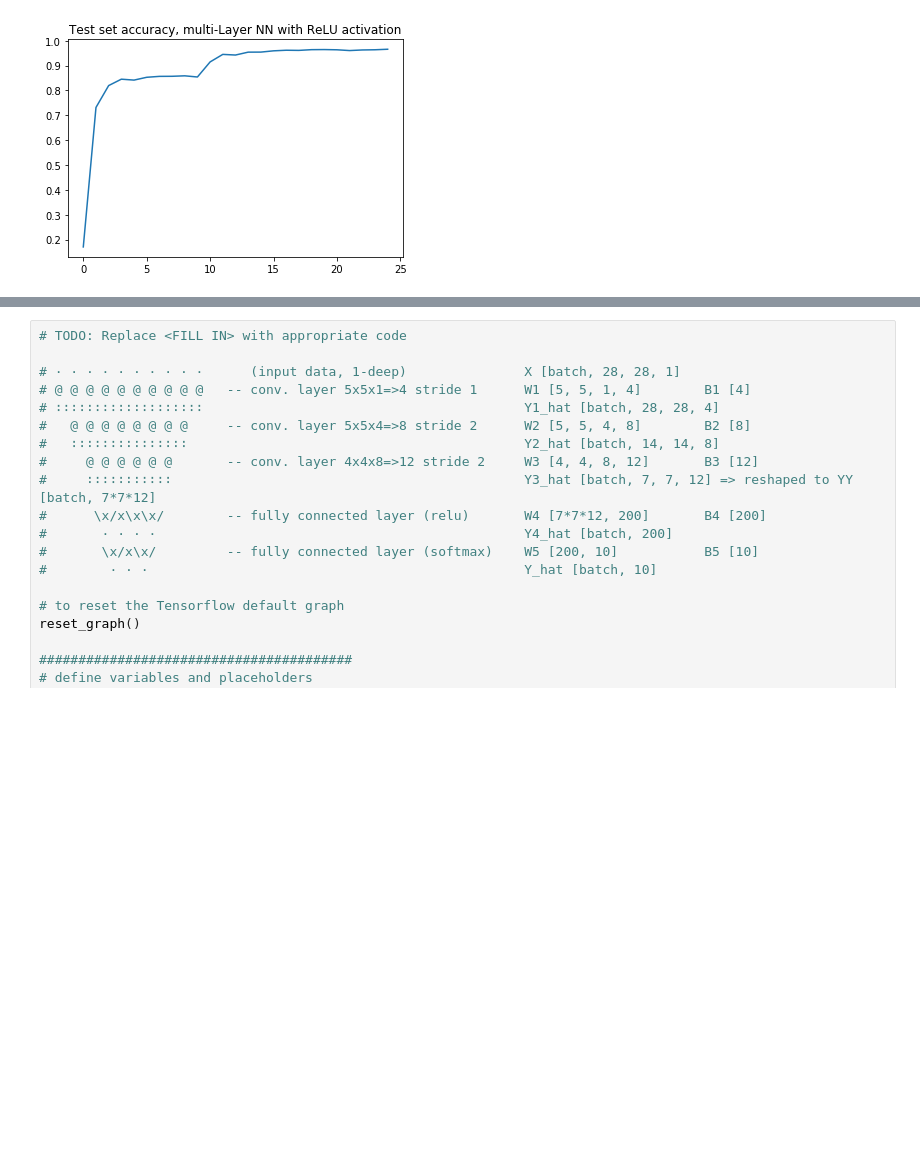
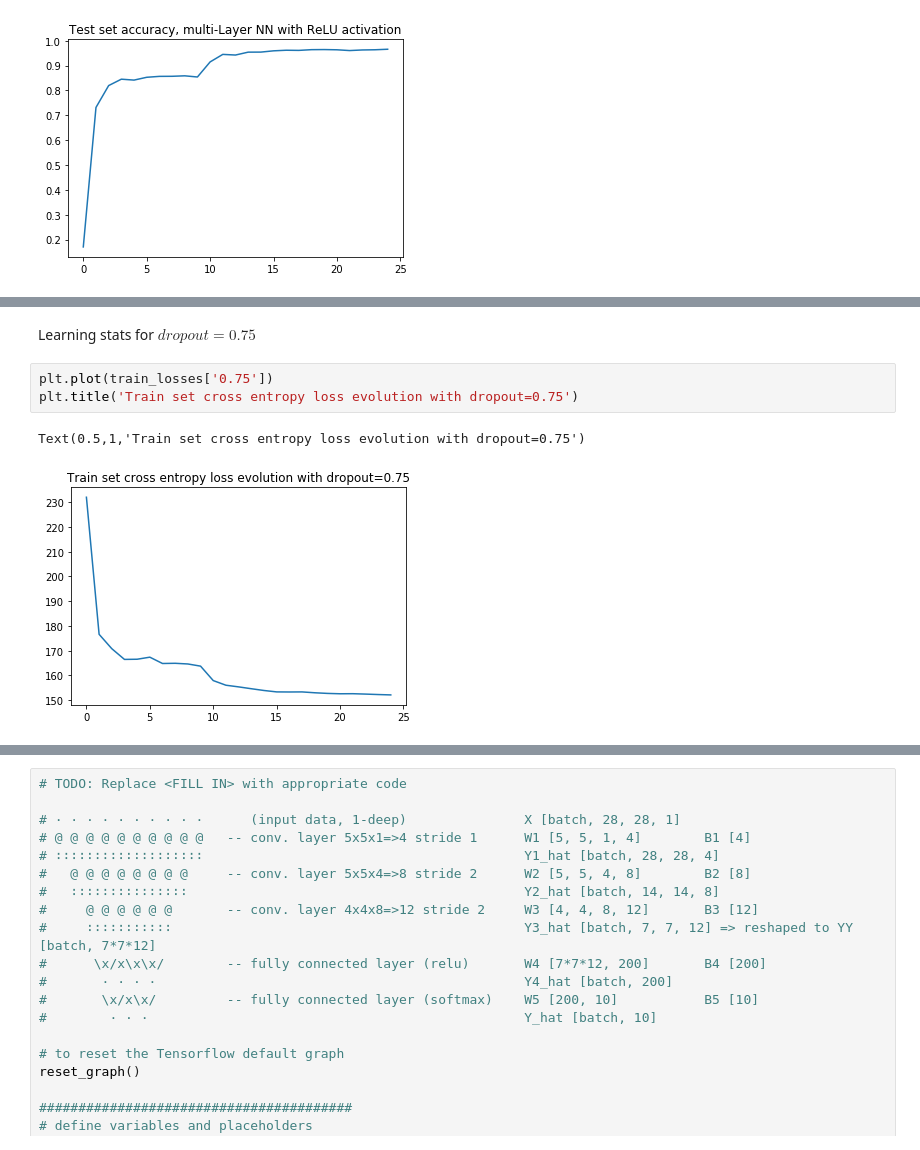
Before and after one commit to AlexandrosFerles/ID2223_Large_Scale_Machine_Learning_and_Deep_Learning, a Jupyter notebook: Lab2_ConvNets_with_Tensorflow/tensorflow_lab.ipynb, the cells around one changed output, grey strips where cells are left out. Drawn from its saved outputs; the diff is of its cells as text; blank space fills up the shorter version.

```diff
--- a/Lab2_ConvNets_with_Tensorflow/tensorflow_lab.ipynb
+++ b/Lab2_ConvNets_with_Tensorflow/tensorflow_lab.ipynb
@@ -622,0 +717,8 @@ with tf.Session() as sess:
+# %% [markdown]
+Learning stats for $dropout=0.75$
+# %%
+plt.plot(train_losses['0.75'])
+plt.title('Train set cross entropy loss evolution with dropout=0.75')
+# %% [output]
+Text(0.5,1,'Train set cross entropy loss evolution with dropout=0.75')
+[figure, added]
```
Also changed, not shown: parts of 7 cells of this notebook, 1 other file.
